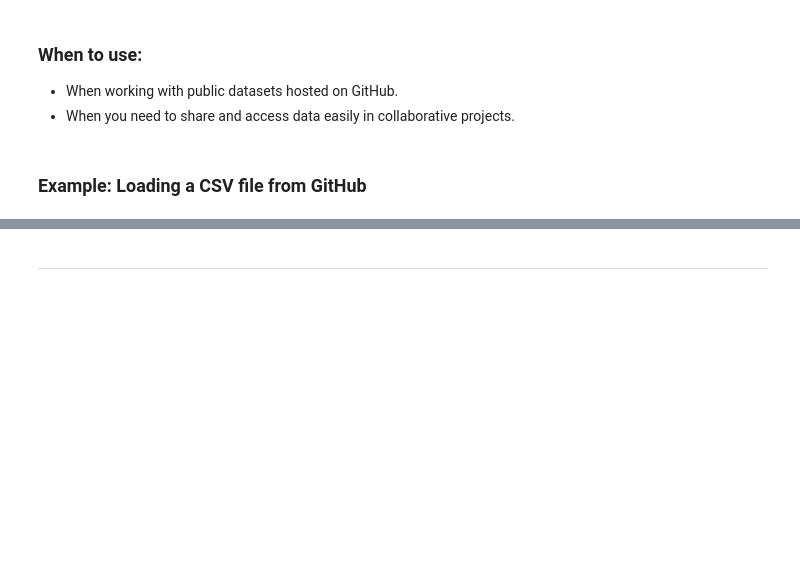
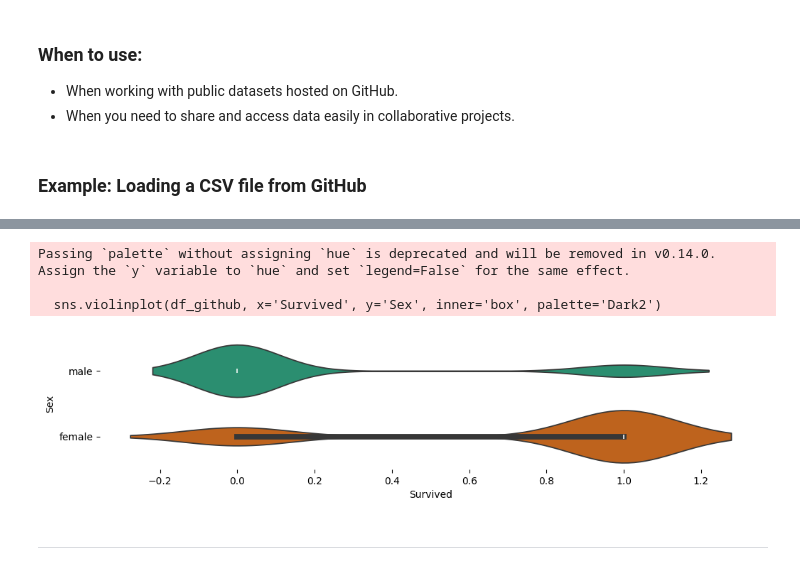
Before and after one commit to pete602d/Pythonslange, a Jupyter notebook: Loading_data.ipynb, the cells around one changed output, grey strips where cells are left out. Cells and saved outputs as stored; diff of their text form; code cells hidden in the pictures; blank space fills up the shorter version.

```diff
--- a/Loading_data.ipynb
+++ b/Loading_data.ipynb
@@ -80,3 +104,17 @@ df_github.head()
+# %%
+# @title Sex vs Survived
+
+from matplotlib import pyplot as plt
+import seaborn as sns
+figsize = (12, 1.2 * len(df_github['Sex'].unique()))
+plt.figure(figsize=figsize)
+sns.violinplot(df_github, x='Survived', y='Sex', inner='box', palette='Dark2')
+sns.despine(top=True, right=True, bottom=True, left=True)
+# %% [output]
+Passing `palette` without assigning `hue` is deprecated and will be removed in v0.14.0. Assign the `y` variable to `hue` and set `legend=False` for the same effect.
+
+  sns.violinplot(df_github, x='Survived', y='Sex', inner='box', palette='Dark2')
+[figure, added]
 # %% [markdown]
 
 ---
```
Also changed, not shown: parts of 6 cells of this notebook.
